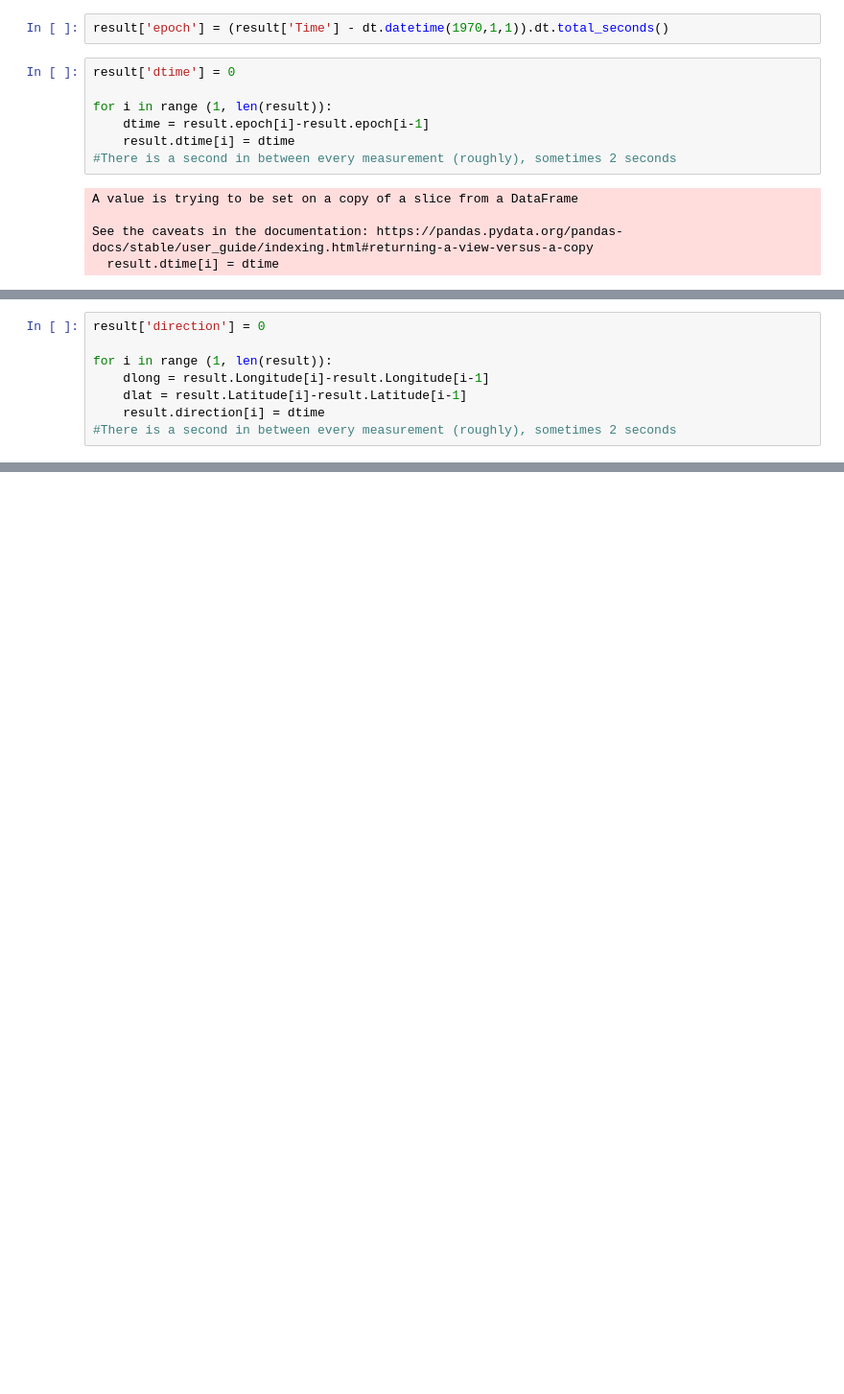
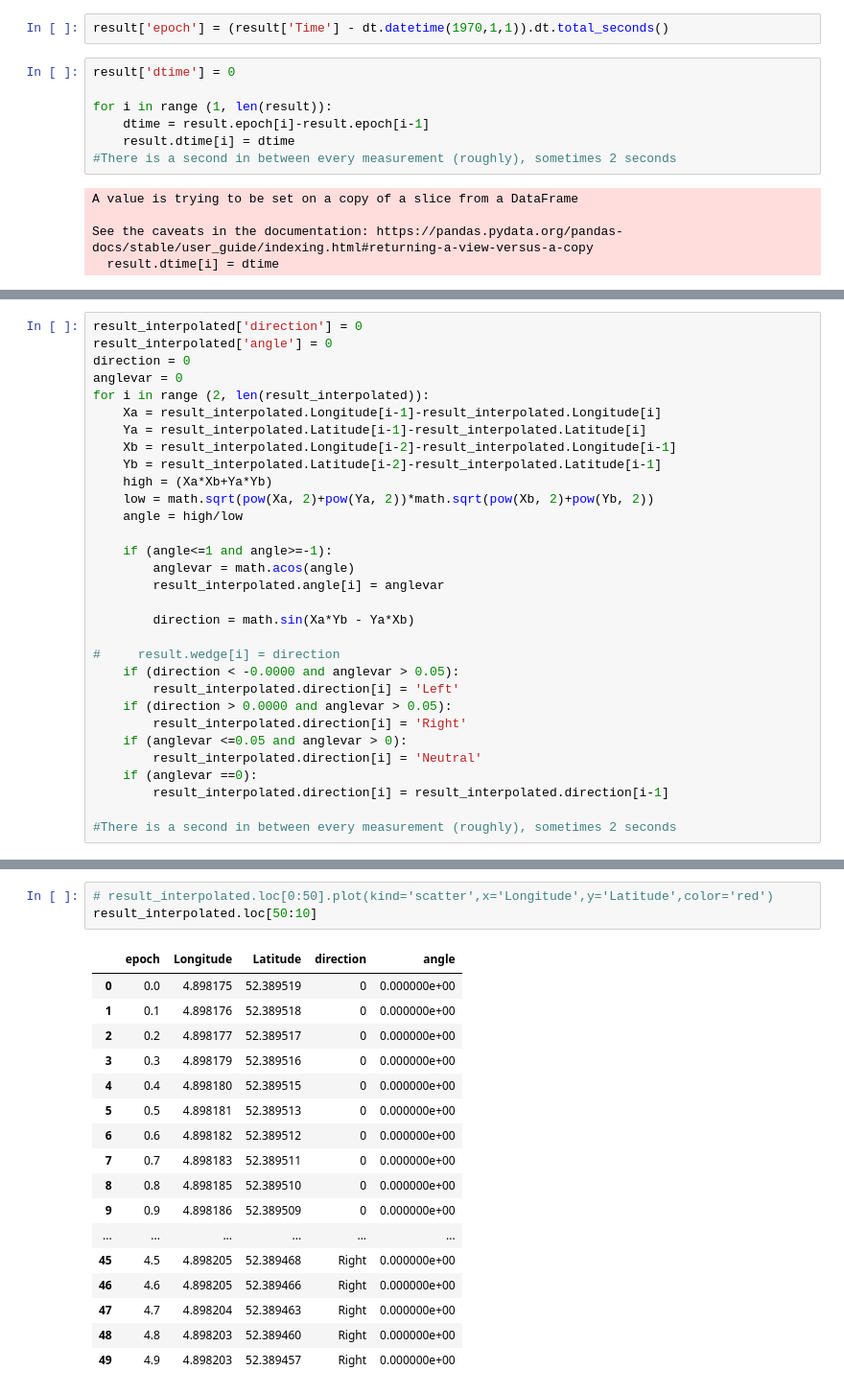
Before and after one commit to MaasGoudswaard/MTB-simulator, a Jupyter notebook: Python strava analysis/Loading data.ipynb, the cells around one changed output, grey strips where cells are left out. Shown at 96% size. Saved outputs shown, nothing was run; the diff lists cells and outputs as text; blank space fills up the shorter version.

```diff
--- a/Python strava analysis/Loading data.ipynb
+++ b/Python strava analysis/Loading data.ipynb
@@ -71,8 +91,31 @@ result.head()
 # %%
-result['direction'] = 0
+result_interpolated['direction'] = 0
+result_interpolated['angle'] = 0
+direction = 0
+anglevar = 0
+for i in range (2, len(result_interpolated)):
+    Xa = result_interpolated.Longitude[i-1]-result_interpolated.Longitude[i]
+    Ya = result_interpolated.Latitude[i-1]-result_interpolated.Latitude[i]
+    Xb = result_interpolated.Longitude[i-2]-result_interpolated.Longitude[i-1]
+    Yb = result_interpolated.Latitude[i-2]-result_interpolated.Latitude[i-1]
+    high = (Xa*Xb+Ya*Yb)
+    low = math.sqrt(pow(Xa, 2)+pow(Ya, 2))*math.sqrt(pow(Xb, 2)+pow(Yb, 2))
+    angle = high/low
 
-for i in range (1, len(result)):
-    dlong = result.Longitude[i]-result.Longitude[i-1]
-    dlat = result.Latitude[i]-result.Latitude[i-1]
-    result.direction[i] = dtime
+    if (angle<=1 and angle>=-1):
+        anglevar = math.acos(angle)
+        result_interpolated.angle[i] = anglevar
+
+        direction = math.sin(Xa*Yb - Ya*Xb)
+
+#     result.wedge[i] = direction
+    if (direction < -0.0000 and anglevar > 0.05):
+        result_interpolated.direction[i] = 'Left'
+    if (direction > 0.0000 and anglevar > 0.05):
+        result_interpolated.direction[i] = 'Right'
+    if (anglevar <=0.05 and anglevar > 0):
+        result_interpolated.direction[i] = 'Neutral'
+    if (anglevar ==0):
+        result_interpolated.direction[i] = result_interpolated.direction[i-1]
+
 #There is a second in between every measurement (roughly), sometimes 2 seconds
@@ -78,0 +135,21 @@ for i in range (1, len(result)):
+# %%
+# result_interpolated.loc[0:50].plot(kind='scatter',x='Longitude',y='Latitude',color='red')
+result_interpolated.loc[50:10]
+# %% [output]
+|  | epoch | Longitude | Latitude | direction | angle |
+| 0 | 0.0 | 4.898175 | 52.389519 | 0 | 0.000000e+00 |
+| 1 | 0.1 | 4.898176 | 52.389518 | 0 | 0.000000e+00 |
+| 2 | 0.2 | 4.898177 | 52.389517 | 0 | 0.000000e+00 |
+| 3 | 0.3 | 4.898179 | 52.389516 | 0 | 0.000000e+00 |
+| 4 | 0.4 | 4.898180 | 52.389515 | 0 | 0.000000e+00 |
+| 5 | 0.5 | 4.898181 | 52.389513 | 0 | 0.000000e+00 |
+| 6 | 0.6 | 4.898182 | 52.389512 | 0 | 0.000000e+00 |
+| 7 | 0.7 | 4.898183 | 52.389511 | 0 | 0.000000e+00 |
+| 8 | 0.8 | 4.898185 | 52.389510 | 0 | 0.000000e+00 |
+| 9 | 0.9 | 4.898186 | 52.389509 | 0 | 0.000000e+00 |
+| ... | ... | ... | ... | ... | ... |
+| 45 | 4.5 | 4.898205 | 52.389468 | Right | 0.000000e+00 |
+| 46 | 4.6 | 4.898205 | 52.389466 | Right | 0.000000e+00 |
+| 47 | 4.7 | 4.898204 | 52.389463 | Right | 0.000000e+00 |
+| 48 | 4.8 | 4.898203 | 52.389460 | Right | 0.000000e+00 |
+| 49 | 4.9 | 4.898203 | 52.389457 | Right | 0.000000e+00 |
```
Also changed, not shown: parts of 5 cells of this notebook.
